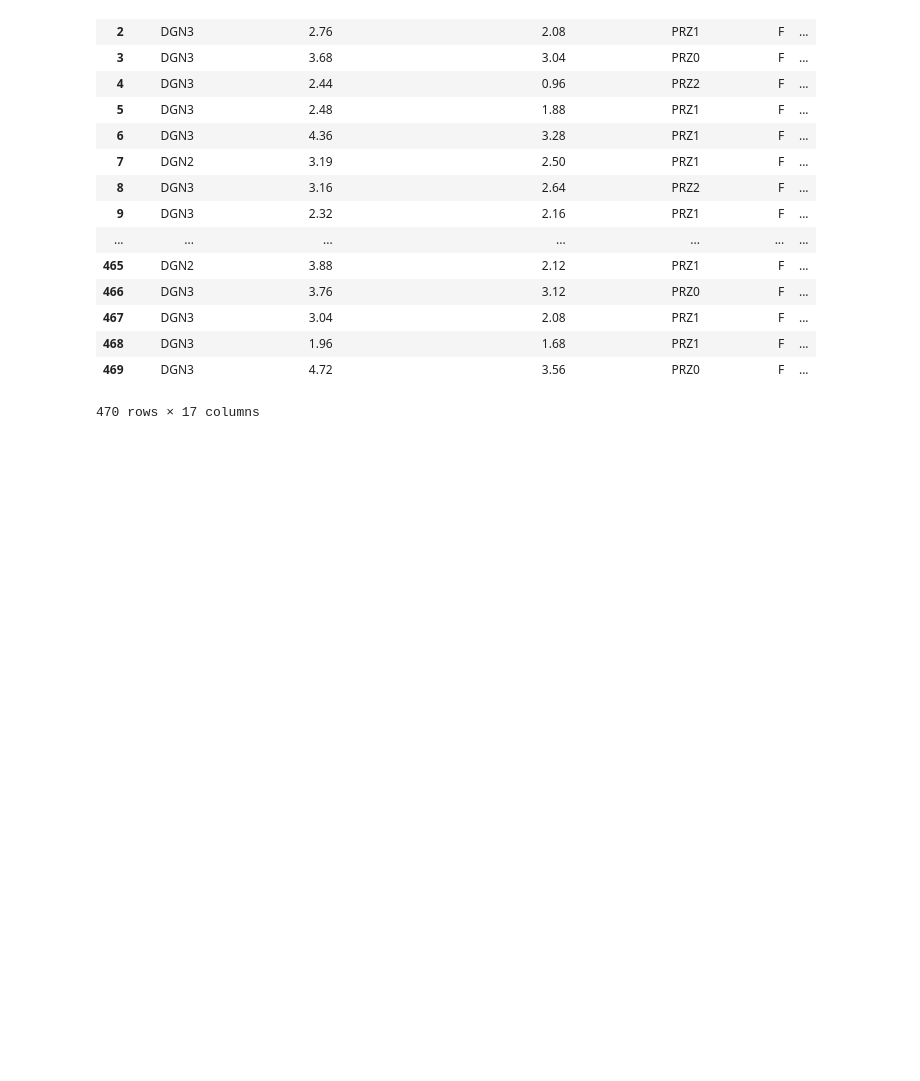
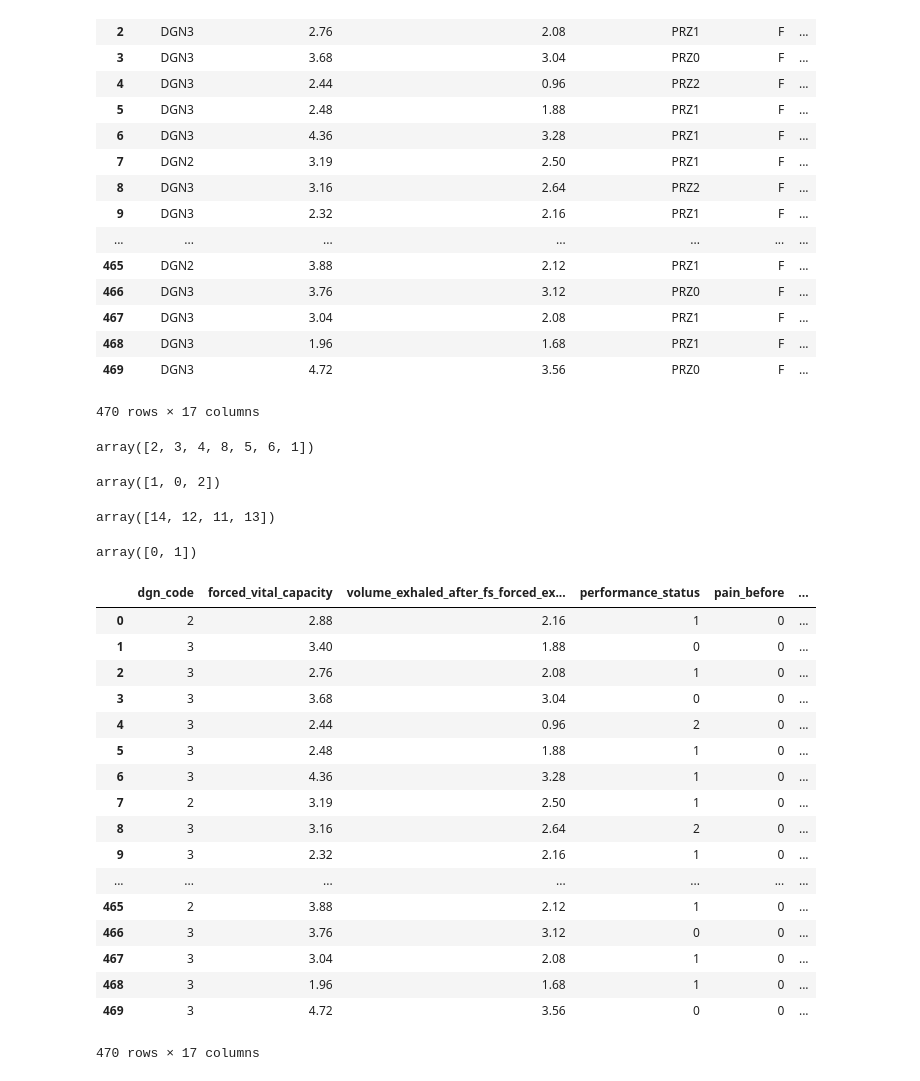
Before and after one commit to MrHarshPatel/comp-551-mini-project-1, a Jupyter notebook: data_preprocessing/thoracic_surgery.ipynb, the cells around one changed output. Saved outputs shown, nothing was run; the diff lists cells and outputs as text; code cells hidden in the pictures; blank space fills up the shorter version.

Commit message:
Updated thoracic_surgery

```diff
--- a/data_preprocessing/thoracic_surgery.ipynb
+++ b/data_preprocessing/thoracic_surgery.ipynb
@@ -3,7 +3,7 @@ import pandas as pd
 import numpy as np
 pd.set_option('display.max_columns', None)
 
-thoracic_data = pd.read_csv('data/thoracic_surgery.csv')
+thoracic_data = pd.read_csv('../data/thoracic_surgery.csv')
 thoracic_data
 # %% [output]
 |  | dgn_code | forced_vital_capacity | volume_exhaled_after_fs_forced_ex... | performance_status | pain_before | ... |
@@ -24,3 +24,35 @@ thoracic_data
 | 468 | DGN3 | 1.96 | 1.68 | PRZ1 | F | ... |
 | 469 | DGN3 | 4.72 | 3.56 | PRZ0 | F | ... |
 470 rows × 17 columns
+# %%
+thoracic_data.loc[thoracic_data['dgn_code'] == 'DGN1', 'dgn_code'] = 1
+thoracic_data.loc[thoracic_data['dgn_code'] == 'DGN2', 'dgn_code'] = 2
+thoracic_data.loc[thoracic_data['dgn_code'] == 'DGN3', 'dgn_code'] = 3
+thoracic_data.loc[thoracic_data['dgn_code'] == 'DGN4', 'dgn_code'] = 4
+thoracic_data.loc[thoracic_data['dgn_code'] == 'DGN5', 'dgn_code'] = 5
+thoracic_data.loc[thoracic_data['dgn_code'] == 'DGN6', 'dgn_code'] = 6
+thoracic_data.loc[thoracic_data['dgn_code'] == 'DGN7', 'dgn_code'] = 7
+thoracic_data.loc[thoracic_data['dgn_code'] == 'DGN8', 'dgn_code'] = 8
+
+thoracic_data.dgn_code.unique()
+# %% [output]
+array([2, 3, 4, 8, 5, 6, 1])
+# %%
+thoracic_data.loc[thoracic_data['performance_status'] == 'PRZ0', 'performance_status'] = 0
+thoracic_data.loc[thoracic_data['performance_status'] == 'PRZ1', 'performance_status'] = 1
+thoracic_data.loc[thoracic_data['performance_status'] == 'PRZ2', 'performance_status'] = 2
+
+
+thoracic_data.performance_status.unique()
+# %% [output]
+array([1, 0, 2])
+# %%
+thoracic_data.loc[thoracic_data['size_of_original_tumour'] == 'OC11', 'size_of_original_tumour'] = 11
+thoracic_data.loc[thoracic_data['size_of_original_tumour'] == 'OC12', 'size_of_original_tumour'] = 12
+thoracic_data.loc[thoracic_data['size_of_original_tumour'] == 'OC13', 'size_of_original_tumour'] = 13
+thoracic_data.loc[thoracic_data['size_of_original_tumour'] == 'OC14', 'size_of_original_tumour'] = 14
+
+
+thoracic_data.size_of_original_tumour.unique()
+# %% [output]
+array([14, 12, 11, 13])
@@ -26,0 +63,35 @@ thoracic_data
+# %%
+true_false_converter(thoracic_data,"pain_before")
+true_false_converter(thoracic_data,"haemoptysis_before")
+true_false_converter(thoracic_data,"dyspnoea_before")
+true_false_converter(thoracic_data,"cough_before")
+true_false_converter(thoracic_data,"weakness_before")
+true_false_converter(thoracic_data,"type_2_diabetes")
+true_false_converter(thoracic_data,"mi_up_to_6_months")
+true_false_converter(thoracic_data,"pad")
+true_false_converter(thoracic_data,"smoking")
+true_false_converter(thoracic_data,"asthma")
+true_false_converter(thoracic_data,"survival_after_one_year")
+# %% [output]
+array([0, 1])
+# %%
+thoracic_data
+# %% [output]
+|  | dgn_code | forced_vital_capacity | volume_exhaled_after_fs_forced_ex... | performance_status | pain_before | ... |
+| 0 | 2 | 2.88 | 2.16 | 1 | 0 | ... |
+| 1 | 3 | 3.40 | 1.88 | 0 | 0 | ... |
+| 2 | 3 | 2.76 | 2.08 | 1 | 0 | ... |
+| 3 | 3 | 3.68 | 3.04 | 0 | 0 | ... |
+| 4 | 3 | 2.44 | 0.96 | 2 | 0 | ... |
+| 5 | 3 | 2.48 | 1.88 | 1 | 0 | ... |
+| 6 | 3 | 4.36 | 3.28 | 1 | 0 | ... |
+| 7 | 2 | 3.19 | 2.50 | 1 | 0 | ... |
+| 8 | 3 | 3.16 | 2.64 | 2 | 0 | ... |
+| 9 | 3 | 2.32 | 2.16 | 1 | 0 | ... |
+| ... | ... | ... | ... | ... | ... | ... |
+| 465 | 2 | 3.88 | 2.12 | 1 | 0 | ... |
+| 466 | 3 | 3.76 | 3.12 | 0 | 0 | ... |
+| 467 | 3 | 3.04 | 2.08 | 1 | 0 | ... |
+| 468 | 3 | 1.96 | 1.68 | 1 | 0 | ... |
+| 469 | 3 | 4.72 | 3.56 | 0 | 0 | ... |
+470 rows × 17 columns
```
Also changed, not shown: parts of 1 cell of this notebook.
